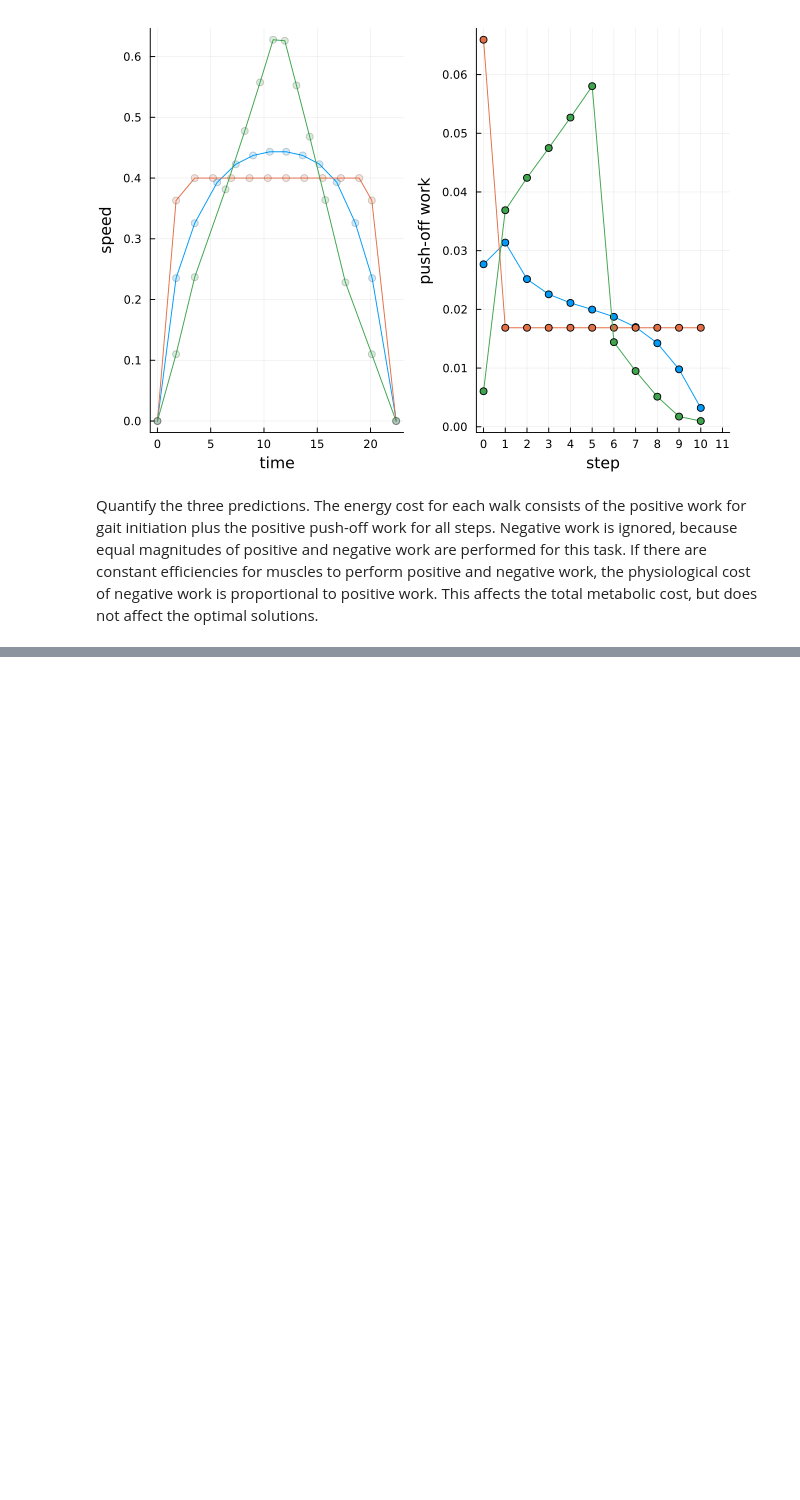
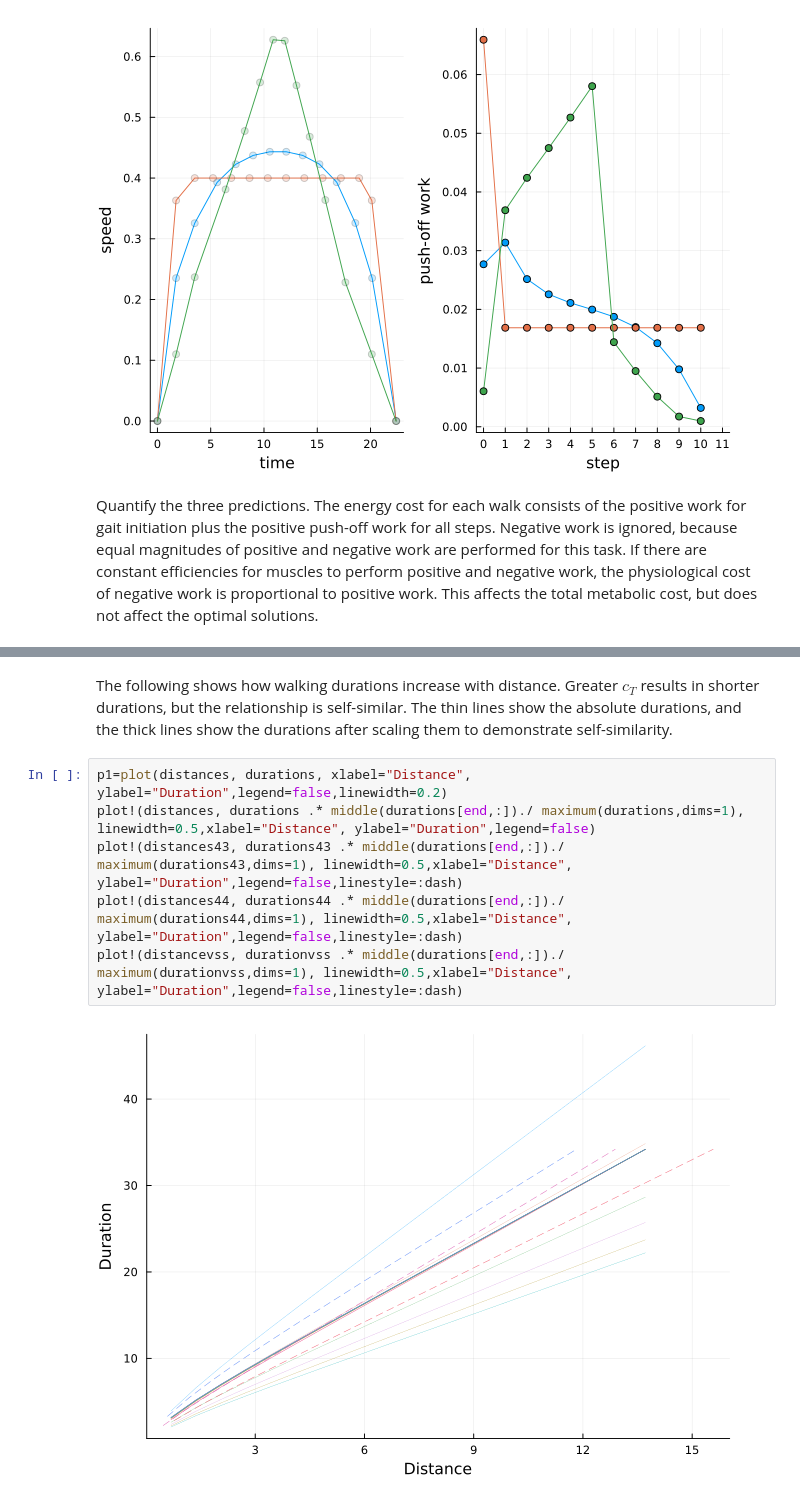
Before and after one commit to kuo-lab/simplelocomotionmodel, a Jupyter notebook: src/shortwalks.ipynb, the cells around one changed output, grey strips where cells are left out. Cells and saved outputs as stored; diff of their text form; blank space fills up the shorter version.

```diff
--- a/src/shortwalks.ipynb
+++ b/src/shortwalks.ipynb
@@ -131,0 +317,14 @@ Minimization of cost of transport is not energetically optimal, because it is le
+# %% [markdown]
+The following shows how walking durations increase with distance.
+Greater $c_T$ results in shorter durations, but the relationship is
+self-similar. The thin lines show the absolute durations, and the thick
+lines show the durations after scaling them to demonstrate
+self-similarity.
+# %%
+p1=plot(distances, durations, xlabel="Distance", ylabel="Duration",legend=false,linewidth=0.2)
+plot!(distances, durations .* middle(durations[end,:])./ maximum(durations,dims=1), linewidth=0.5,xlabel="Distance", ylabel="Duration",legend=false)
+plot!(distances43, durations43 .* middle(durations[end,:])./ maximum(durations43,dims=1), linewidth=0.5,xlabel="Distance", ylabel="Duration",legend=false,linestyle=:dash)
+plot!(distances44, durations44 .* middle(durations[end,:])./ maximum(durations44,dims=1), linewidth=0.5,xlabel="Distance", ylabel="Duration",legend=false,linestyle=:dash)
+plot!(distancevss, durationvss .* middle(durations[end,:])./ maximum(durationvss,dims=1), linewidth=0.5,xlabel="Distance", ylabel="Duration",legend=false,linestyle=:dash)
+# %% [output]
+[figure, added]
```
Also changed, not shown: parts of 12 cells of this notebook, 11 other files.
